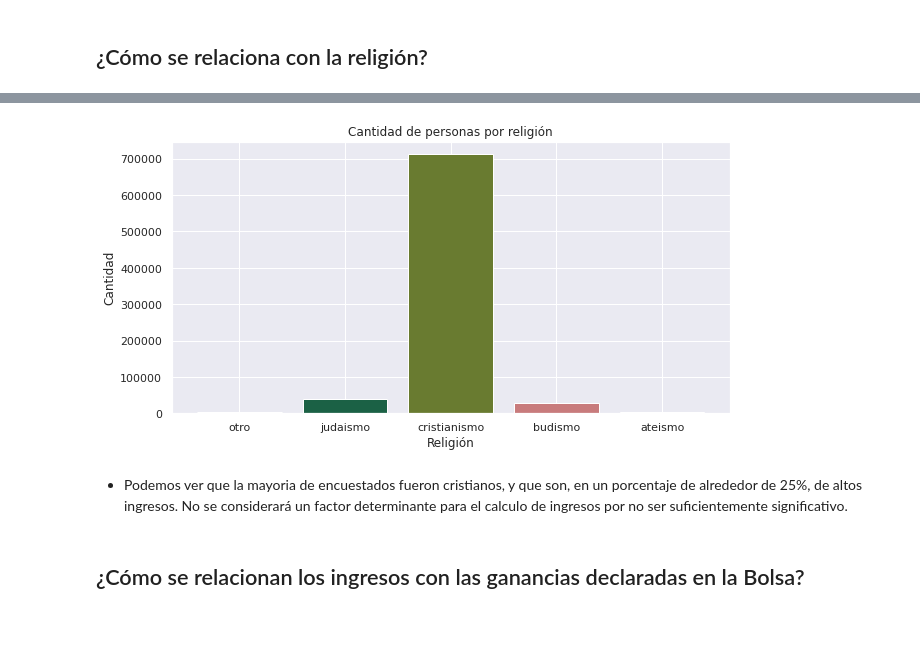
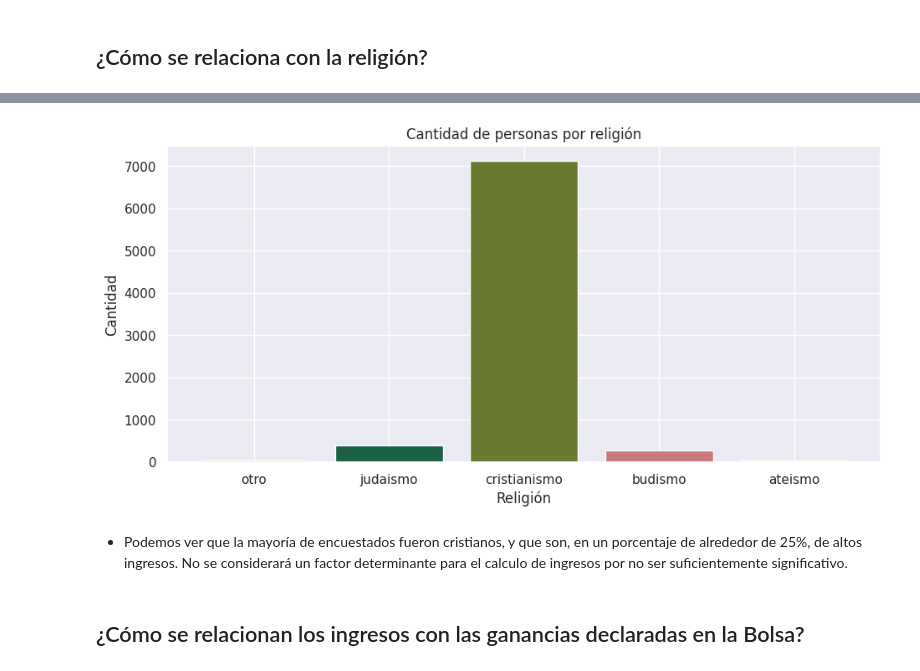
Before and after one commit to TomasArrachea/TP-Organizacion-de-Datos, a Jupyter notebook: informe.ipynb, the cells around one changed output, grey strips where cells are left out. Cells and saved outputs as stored; diff of their text form; code cells hidden in the pictures; blank space fills up the shorter version.

```diff
--- a/informe.ipynb
+++ b/informe.ipynb
@@ -460,35 +460,35 @@ plt.show()
 # %%
 df_total = df
 df_filtrado = df[df['tiene_alto_valor_adquisitivo'] == 1]
 
 df_r = (df_filtrado['religion'].value_counts()  / df_total['religion'].value_counts()).sort_index(ascending=False)
 
-plt.figure(figsize=(11,5))
+plt.figure(dpi= 100, figsize=(11,5))
 
 plt.bar(df_r.index, df_r.values*100, color= sns.color_palette('cubehelix', 6))
 plt.ylabel("Porcentaje (%)")
 plt.xlabel("Grado de educación")
 plt.title("Porcentaje de personas con altos ingresos por religión")
 
 plt.show()
 
 df_total = df
 df_filtrado = df[df['tiene_alto_valor_adquisitivo'] == 1]
 
 df_r = (df_filtrado['religion'].value_counts()).sort_index(ascending=False)
 
-plt.figure(figsize=(10,5))
+plt.figure(dpi=100, figsize=(11,5))
 
-plt.bar(df_r.index, df_r.values*100, color= sns.color_palette('cubehelix', 6))
+plt.bar(df_r.index, df_r.values, color= sns.color_palette('cubehelix', 6))
 plt.ylabel("Cantidad")
 plt.xlabel("Religión")
 plt.title("Cantidad de personas por religión")
 plt.show()
 # %% [output]
 [figure]
-[figure, old version]
+[figure, new version]
 # %% [markdown]
-- Podemos ver que la mayoria de encuestados fueron cristianos, y que son, en un porcentaje de alrededor de 25%, de altos ingresos. No se considerará un factor determinante para el calculo de ingresos por no ser suficientemente significativo.
+- Podemos ver que la mayoría de encuestados fueron cristianos, y que son, en un porcentaje de alrededor de 25%, de altos ingresos. No se considerará un factor determinante para el calculo de ingresos por no ser suficientemente significativo.
 # %% [markdown]
 ## ¿Cómo se relacionan los ingresos con las ganancias declaradas en la Bolsa?
 # %%
```
Also changed, not shown: parts of 21 cells of this notebook.
